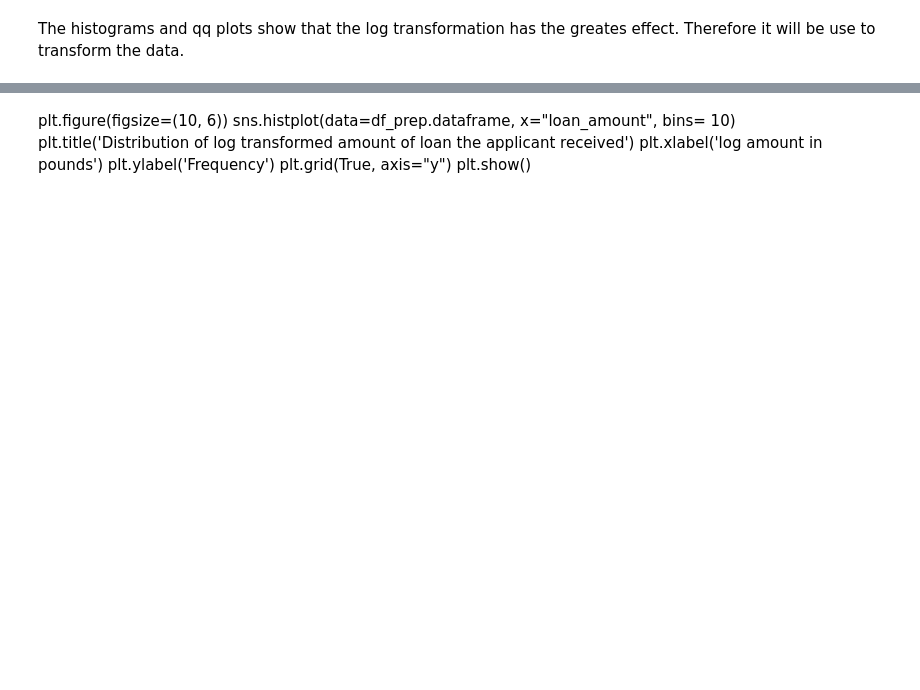
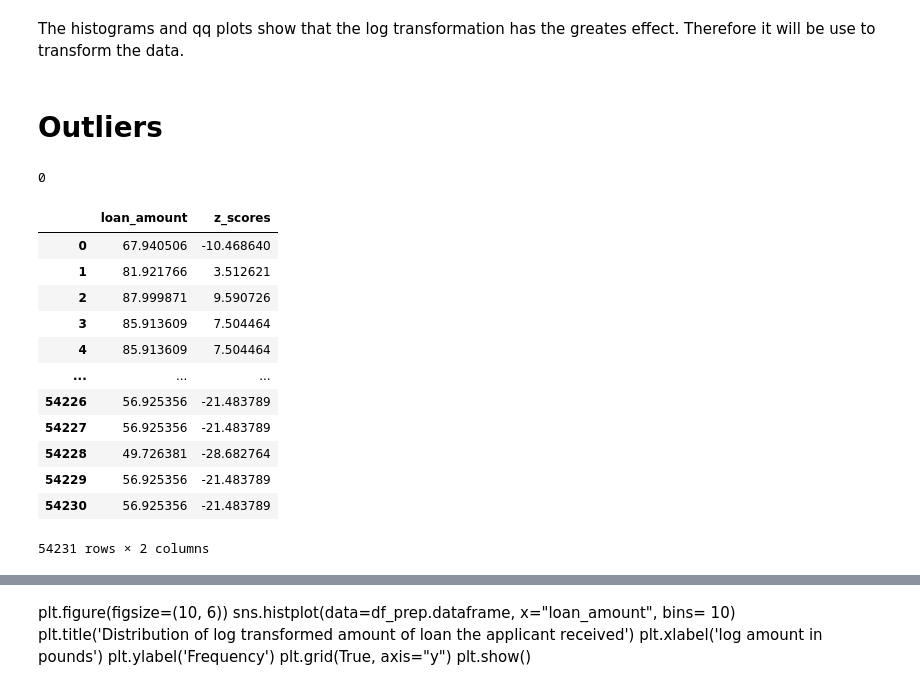
Before and after one commit to ChristianDaza/EDA_finance, a Jupyter notebook: SRC/EDA.ipynb, the cells around one changed output, grey strips where cells are left out. Cells and saved outputs as stored; diff of their text form; code cells hidden in the pictures; blank space fills up the shorter version.

Commit message:
Create z_score and IQR methos, Z_score W.I.P.

```diff
--- a/SRC/EDA.ipynb
+++ b/SRC/EDA.ipynb
@@ -979,3 +1430,5 @@ plots.plot_qq(dataframe=collections_YJ_transform,
 The histograms and qq plots show that the log transformation has the greates effect. Therefore it will be use to transform the data.
 # %%
 df_prep.dataframe["collections_12_mths_ex_med"] = collections_log_transform
+# %% [markdown]
+# Outliers
@@ -981,0 +1458,5 @@ df_prep.dataframe["collections_12_mths_ex_med"] = collections_log_transform
+# %%
+a = 0
+a
+# %% [output]
+0
@@ -981,0 +1465,16 @@ df_prep.dataframe["collections_12_mths_ex_med"] = collections_log_transform
+# %%
+a
+# %% [output]
+|  | loan_amount | z_scores |
+| 0 | 67.940506 | -10.468640 |
+| 1 | 81.921766 | 3.512621 |
+| 2 | 87.999871 | 9.590726 |
+| 3 | 85.913609 | 7.504464 |
+| 4 | 85.913609 | 7.504464 |
+| ... | ... | ... |
+| 54226 | 56.925356 | -21.483789 |
+| 54227 | 56.925356 | -21.483789 |
+| 54228 | 49.726381 | -28.682764 |
+| 54229 | 56.925356 | -21.483789 |
+| 54230 | 56.925356 | -21.483789 |
+54231 rows × 2 columns
```
Also changed, not shown: parts of 84 cells of this notebook, 1 other file.
